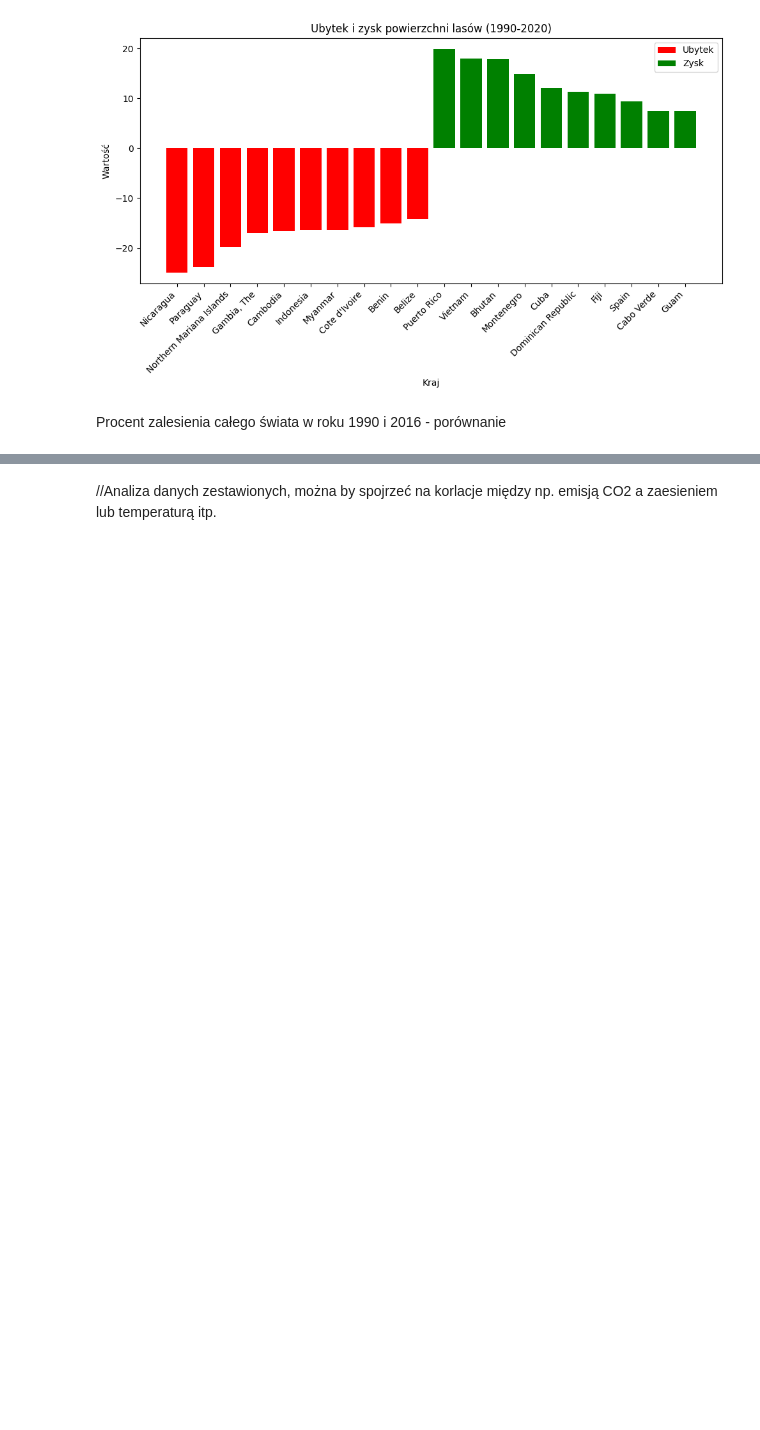
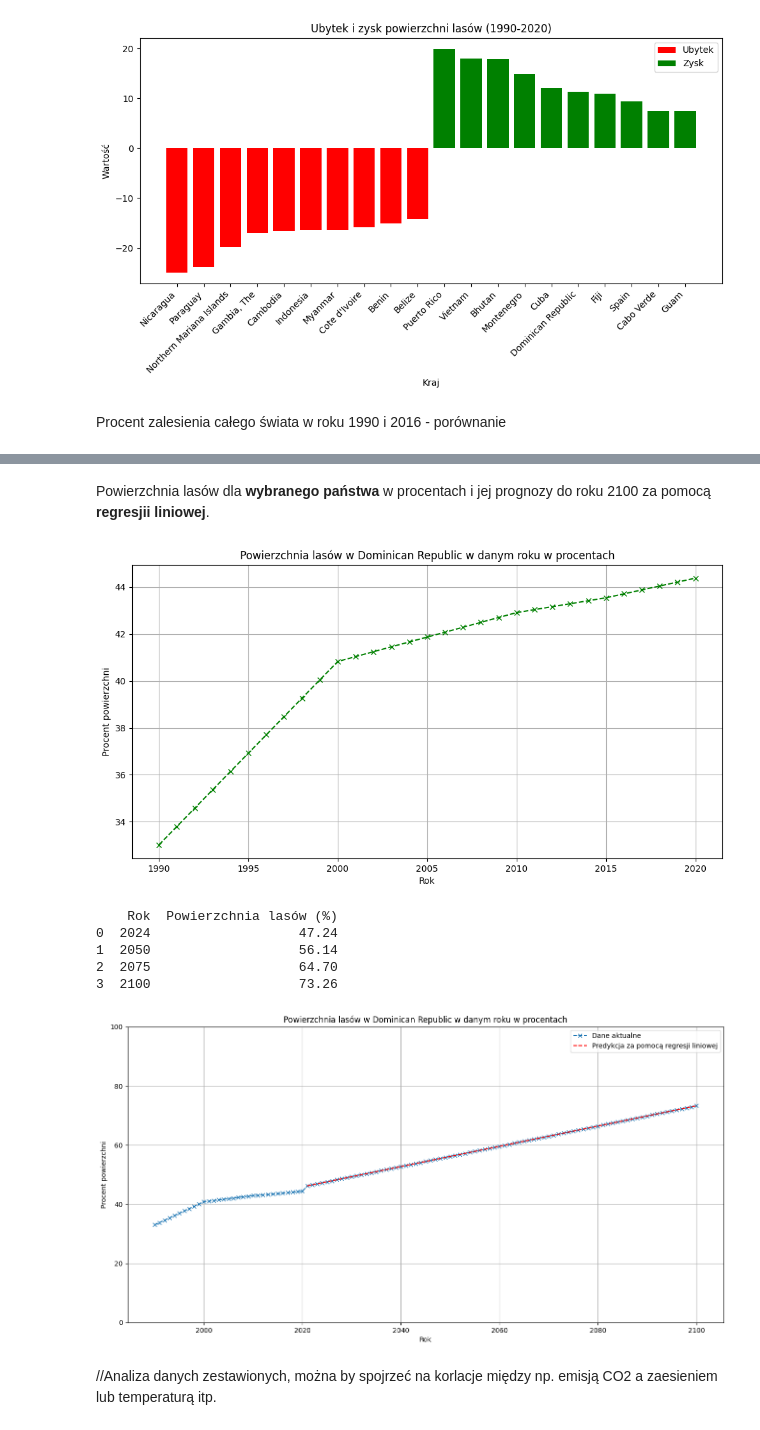
Before and after one commit to kuba172/analiza-zmian-klimatycznych-metodami-uczenia-maszynowego, a Jupyter notebook: Analiza zmian klimatu metodą uczenia maszynowego.ipynb, the cells around one changed output, grey strips where cells are left out. Cells and saved outputs as stored; diff of their text form; code cells hidden in the pictures; blank space fills up the shorter version.

```diff
--- a/Analiza zmian klimatu metodą uczenia maszynowego.ipynb
+++ b/Analiza zmian klimatu metodą uczenia maszynowego.ipynb
@@ -944,2 +990,58 @@ Procent powierzchni lądów zalesionych na przestrzeni lat 1990 - 2020
+# %% [markdown]
+Powierzchnia lasów dla **wybranego państwa** w procentach i jej prognozy do roku 2100 za pomocą **regresjii liniowej**.
+# %%
+try:
+    country_name = input("Podaj nazwę państwa (angielska nazwa, z wielkiej litery):")
+    country_forest_all_years = data_forest[data_forest['country_name'] == country_name]
+
+    country_forest_all_years = country_forest_all_years.sort_values(by='year')
+
+    plt.figure(figsize=(12, 6))
+    plt.plot(country_forest_all_years['year'], country_forest_all_years['value'], marker='x', linestyle='--', color='green')
+    plt.xlabel('Rok')
+    plt.ylabel('Procent powierzchni')
+    plt.title('Powierzchnia lasów w '+ country_name +' w danym roku w procentach')
+    plt.grid(True)
+    plt.show()
+
+    years_after_2020 = np.arange(2021, 2101).reshape(-1, 1)
+    linear_regression = LinearRegression()
+    linear_regression.fit(country_forest_all_years[['year']], country_forest_all_years['value'])
+    predicted_forest_coverages = linear_regression.predict(years_after_2020)
+
+    extended_years = np.concatenate((country_forest_all_years['year'].values, years_after_2020.flatten()))
+    extended_forest_coverages = np.concatenate((country_forest_all_years['value'].values, predicted_forest_coverages))
+
+    years_to_predict = [2024, 2050, 2075, 2100]
+    predicted_coverages = linear_regression.predict(np.array(years_to_predict).reshape(-1, 1))
+    predicted_coverages = np.where(predicted_coverages < 0, 0, predicted_coverages)
+    predicted_coverages = np.where(predicted_coverages > 100, 100, predicted_coverages)
+
+    predictions_df = pd.DataFrame({'Rok': years_to_predict, 'Powierzchnia lasów (%)': predicted_coverages})
+    print(predictions_df)
+
+    plt.figure(figsize=(16, 8))
+    plt.plot(extended_years, extended_forest_coverages, marker='x', linestyle='--', label='Dane aktualne')
+    plt.xlabel('Rok')
+    plt.ylabel('Procent powierzchni')
+    plt.ylim(0,100)
+    plt.title('Powierzchnia lasów w '+ country_name +' w danym roku w procentach')
+    plt.grid(True)
+
+
+    plt.plot(years_after_2020, predicted_forest_coverages, linestyle='--', color='red', label='Predykcja za pomocą regresji liniowej')
+
+    plt.legend()
+    plt.show()
+except:
+    print("Wystąpił błąd. Upewnij się, że nazwa państwa (duża litera i angielska nazwa) jest poprawna")
+# %% [output]
+[figure, added]
+    Rok  Powierzchnia lasów (%)
+0  2024                   47.24
+1  2050                   56.14
+2  2075                   64.70
+3  2100                   73.26
+[figure, added]
 # %% [markdown]
 //Analiza danych zestawionych, można by spojrzeć na korlacje między np. emisją CO2 a zaesieniem lub temperaturą itp.
```
Also changed, not shown: parts of 15 cells of this notebook.
